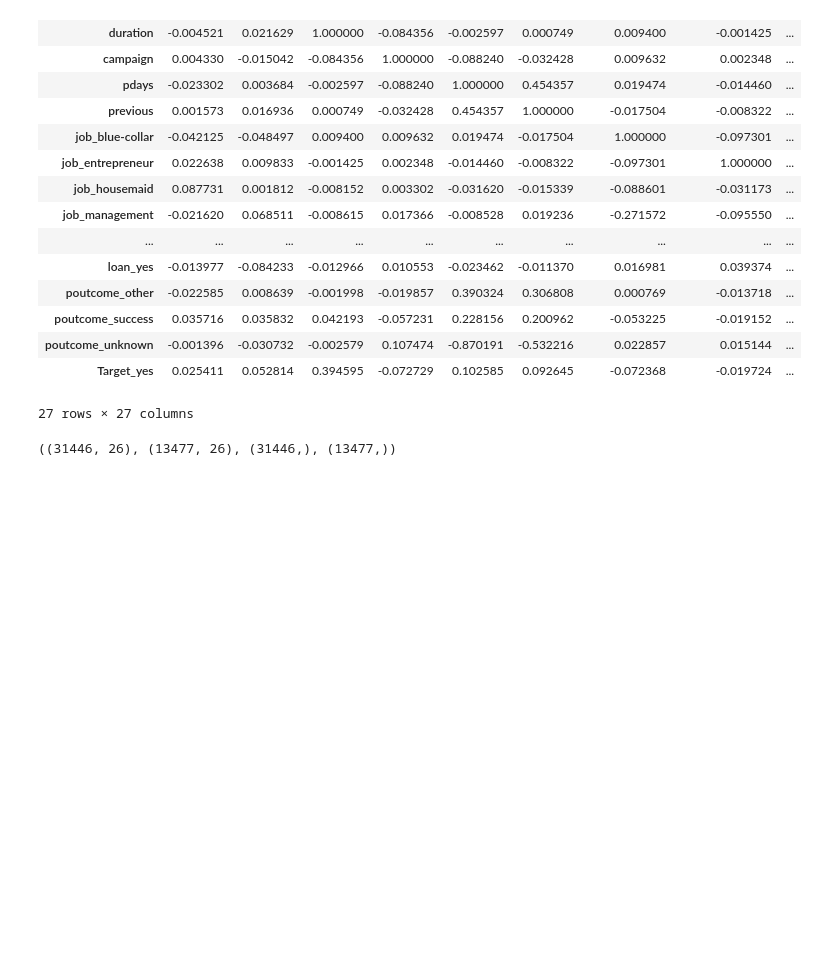
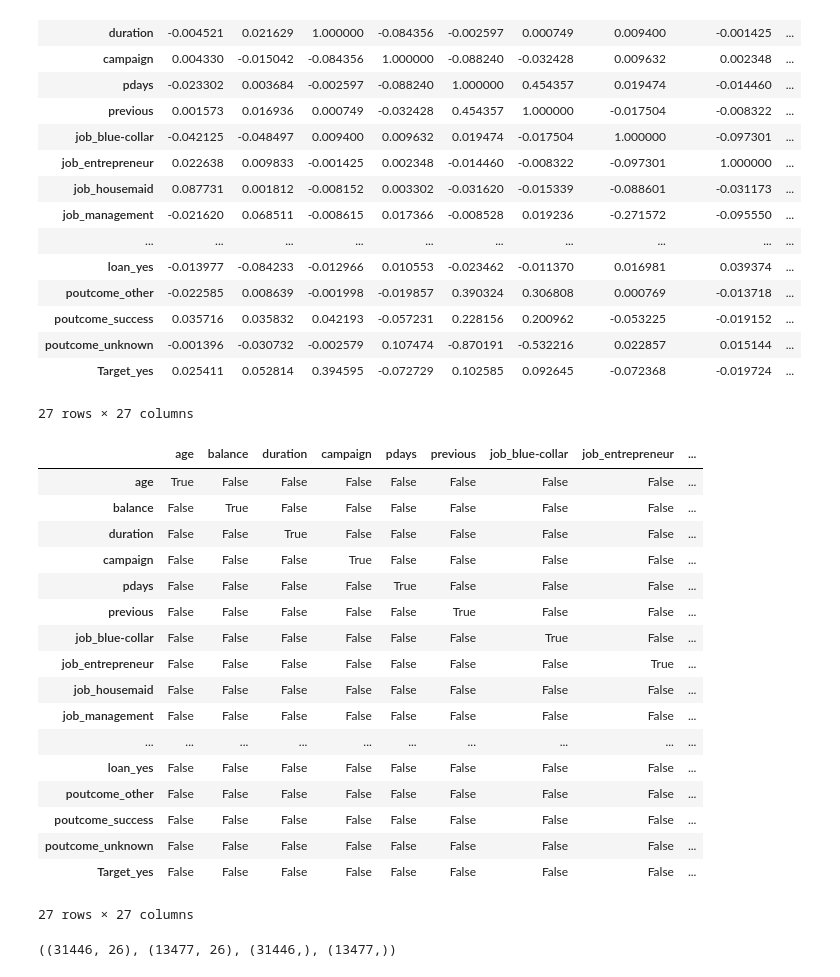
Before and after one commit to danieljacob5/aiml-course, a Jupyter notebook: ensemble techniques/Ensemble Project - Jacob Harnack .ipynb, the cells around one changed output. Saved outputs shown, nothing was run; the diff lists cells and outputs as text; code cells hidden in the pictures; blank space fills up the shorter version.

```diff
--- a/ensemble techniques/Ensemble Project - Jacob Harnack .ipynb
+++ b/ensemble techniques/Ensemble Project - Jacob Harnack .ipynb
@@ -352,3 +383,25 @@ bank_enc.corr()
+# %%
+#recheck correlation matrix to ensure rows are dropped, also highlight any correlations > 0.8
+bank_enc.corr() > .8
+# %% [output]
+|  | age | balance | duration | campaign | pdays | previous | job_blue-collar | job_entrepreneur | ... |
+| age | True | False | False | False | False | False | False | False | ... |
+| balance | False | True | False | False | False | False | False | False | ... |
+| duration | False | False | True | False | False | False | False | False | ... |
+| campaign | False | False | False | True | False | False | False | False | ... |
+| pdays | False | False | False | False | True | False | False | False | ... |
+| previous | False | False | False | False | False | True | False | False | ... |
+| job_blue-collar | False | False | False | False | False | False | True | False | ... |
+| job_entrepreneur | False | False | False | False | False | False | False | True | ... |
+| job_housemaid | False | False | False | False | False | False | False | False | ... |
+| job_management | False | False | False | False | False | False | False | False | ... |
+| ... | ... | ... | ... | ... | ... | ... | ... | ... | ... |
+| loan_yes | False | False | False | False | False | False | False | False | ... |
+| poutcome_other | False | False | False | False | False | False | False | False | ... |
+| poutcome_success | False | False | False | False | False | False | False | False | ... |
+| poutcome_unknown | False | False | False | False | False | False | False | False | ... |
+| Target_yes | False | False | False | False | False | False | False | False | ... |
+27 rows × 27 columns
 # %%
 #split data into training and testing using train test split
 from sklearn.model_selection import train_test_split
```
Also changed, not shown: parts of 29 cells of this notebook.
